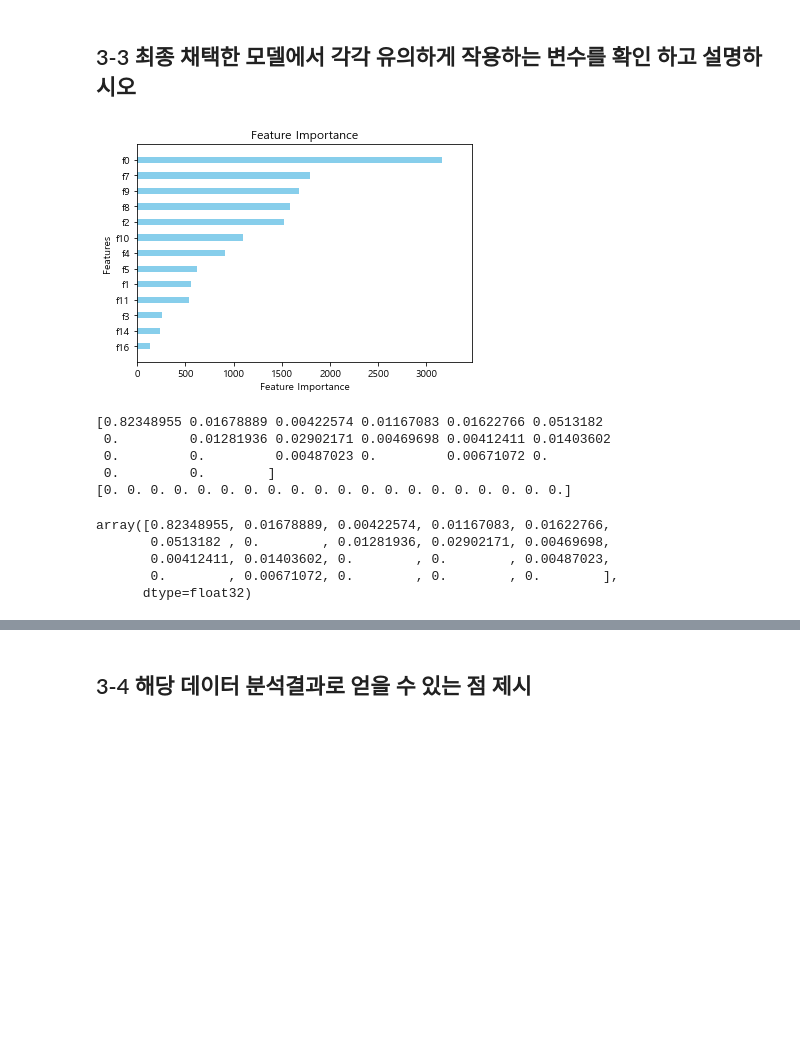
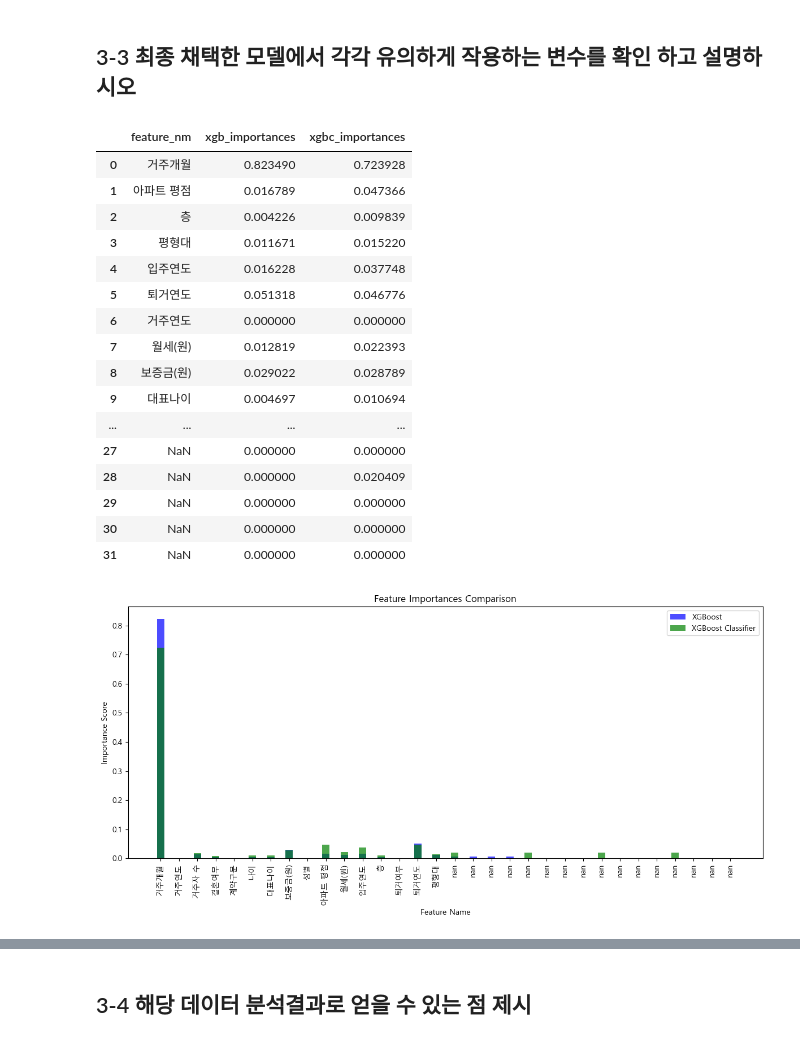
Before and after one commit to kjh8331267/ADP_Study, a Jupyter notebook: 29_부산.ipynb, the cells around one changed output, grey strips where cells are left out. Cells and saved outputs as stored; diff of their text form; code cells hidden in the pictures; blank space fills up the shorter version.

```diff
--- a/29_부산.ipynb
+++ b/29_부산.ipynb
@@ -257,31 +262,38 @@ accuracy_score 평가 결과 1.  xgboost : 0.9801932367, 2.  decisiontree : 0.96
 # %% [markdown]
 ## 3-3 최종 채택한 모델에서 각각 유의하게 작용하는 변수를 확인 하고 설명하시오
-# %%
-from xgboost import plot_importance
-
-plot_importance(model_xgb,
-               importance_type='weight', show_values=False, xlabel="Feature Importance", title="Feature Importance", grid=False, height=0.4, color='skyblue', ax=None)
-
-plt.show()
-# %% [output]
-[figure, removed]
-# %%
-feature_importance1 = model_xgb.feature_importances_
-print(feature_importance1)
-
-feature_importance2 = model_xgbc.feature_importances_
-print(feature_importance2)
-# %% [output]
-[0.82348955 0.01678889 0.00422574 0.01167083 0.01622766 0.0513182
- 0.         0.01281936 0.02902171 0.00469698 0.00412411 0.01403602
- 0.         0.         0.00487023 0.         0.00671072 0.
- 0.         0.        ]
-[0. 0. 0. 0. 0. 0. 0. 0. 0. 0. 0. 0. 0. 0. 0. 0. 0. 0. 0. 0.]
-# %%
-model_xgb.feature_importances_
-# %% [output]
-array([0.82348955, 0.01678889, 0.00422574, 0.01167083, 0.01622766,
-       0.0513182 , 0.        , 0.01281936, 0.02902171, 0.00469698,
-       0.00412411, 0.01403602, 0.        , 0.        , 0.00487023,
-       0.        , 0.00671072, 0.        , 0.        , 0.        ],
-      dtype=float32)
+# %%
+imp = model_xgb.feature_importances_
+column_nm = pd.DataFrame(feature_names)
+df_imp1 = pd.concat([column_nm, pd.DataFrame(imp)], axis = 1)
+df_imp1.columns = ['feature_nm', 'xgb_importances']
+
+imp = model_xgbc.feature_importances_
+column_nm = pd.DataFrame(feature_names)
+df_imp2 = pd.concat([column_nm, pd.DataFrame(imp)], axis = 1)
+df_imp2.columns = ['feature_nm', 'xgbc_importances']
+
+df_imp = pd.merge(df_imp1, df_imp2, on = 'feature_nm')
+display(df_imp)
+
+
+# 중요도 점수를 feature_nm으로 정렬
+df_imp = df_imp.sort_values(by='feature_nm')
+# %% [output]
+|  | feature_nm | xgb_importances | xgbc_importances |
+| 0 | 거주개월 | 0.823490 | 0.723928 |
+| 1 | 아파트 평점 | 0.016789 | 0.047366 |
+| 2 | 층 | 0.004226 | 0.009839 |
+| 3 | 평형대 | 0.011671 | 0.015220 |
+| 4 | 입주연도 | 0.016228 | 0.037748 |
+| 5 | 퇴거연도 | 0.051318 | 0.046776 |
+| 6 | 거주연도 | 0.000000 | 0.000000 |
+| 7 | 월세(원) | 0.012819 | 0.022393 |
+| 8 | 보증금(원) | 0.029022 | 0.028789 |
+| 9 | 대표나이 | 0.004697 | 0.010694 |
+| ... | ... | ... | ... |
+| 27 | NaN | 0.000000 | 0.000000 |
+| 28 | NaN | 0.000000 | 0.020409 |
+| 29 | NaN | 0.000000 | 0.000000 |
+| 30 | NaN | 0.000000 | 0.000000 |
+| 31 | NaN | 0.000000 | 0.000000 |
+[figure, added]
```
Also changed, not shown: parts of 9 cells of this notebook, 1 other file.
